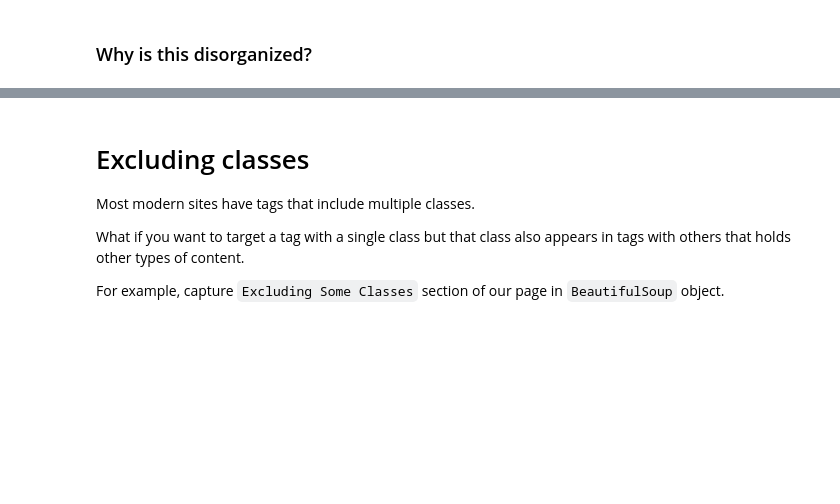
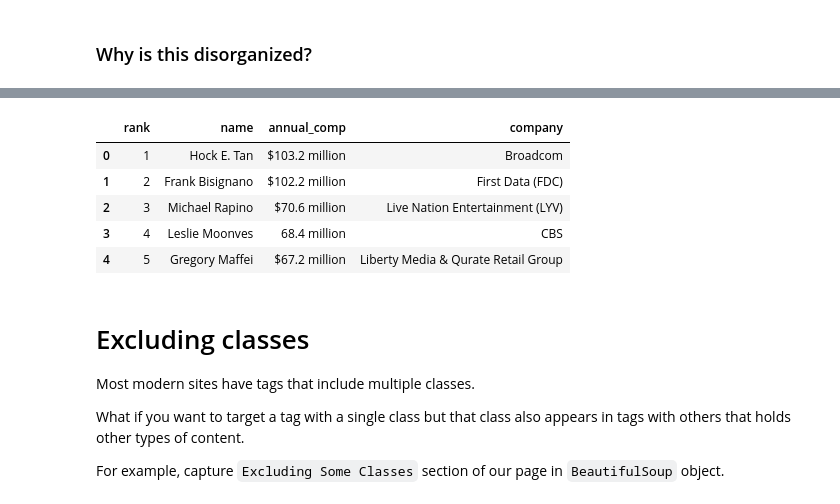
Before and after one commit to sajinashresthacoding/fall-2023-data-journalism-main, a Jupyter notebook: wk-05-non-tabular-challenges-BLANK.ipynb, the cells around one changed output, grey strips where cells are left out. Cells and saved outputs as stored; diff of their text form; code cells hidden in the pictures; blank space fills up the shorter version.

```diff
--- a/wk-05-non-tabular-challenges-BLANK.ipynb
+++ b/wk-05-non-tabular-challenges-BLANK.ipynb
@@ -391,2 +410,4 @@ pd.DataFrame(ceo_list,
 # %%
 ## grab appropriate section
+disorg = soup.find(id = "disorganized")
+disorg
@@ -397,2 +439,4 @@ pd.DataFrame(ceo_list,
 # %%
 ## find class ceo and store in object called ceos
+ceosd = disorg.find_all("div", class_ = "ceo")
+ceosd
@@ -404,0 +466,13 @@ pd.DataFrame(ceo_list,
+# %%
+## ic all the items of interest
+for ceo in ceosd:
+    #print(ceo)
+    #print("*******")
+    all_targets = ceo.find_all("dt")
+    print(all_targets)
+    rank = all_targets[0].get_text(strip = "True")
+    name = all_targets[1].get_text(strip = "True")
+    annual_comp = all_targets[2].get_text(strip = "True")
+    company = all_targets[3].get_text(strip = "True")
+    print(company)
+    print("*******")
@@ -404,0 +500,23 @@ pd.DataFrame(ceo_list,
+# %%
+## we only printed them out. let's store in a list of dicts called ceo_dict_list
+ceo_dict_list = []
+
+
+for ceo in ceosd:
+    all_targets = ceo.find_all("dt")
+    print(all_targets)
+    rank = all_targets[0].get_text(strip = "True")
+    name = all_targets[1].get_text(strip = "True")
+    annual_comp = all_targets[2].get_text(strip = "True")
+    company = all_targets[3].get_text(strip = "True")
+    ceo_temp_dict = {
+        "rank": rank,
+        "name": name,
+        "annual_comp": annual_comp,
+        "company": company
+    }
+    print(ceo_temp_dict)
+    print("*******")
+    ceo_dict_list.append(ceo_temp_dict)
+
+ceo_dict_list
@@ -406,6 +560,14 @@ pd.DataFrame(ceo_list,
 ## call list
 # %%
 ## turn into df
+pd.DataFrame(ceo_dict_list)
+# %% [output]
+|  | rank | name | annual_comp | company |
+| 0 | 1 | Hock E. Tan | $103.2 million | Broadcom |
+| 1 | 2 | Frank Bisignano | $102.2 million | First Data (FDC) |
+| 2 | 3 | Michael Rapino | $70.6 million | Live Nation Entertainment (LYV) |
+| 3 | 4 | Leslie Moonves | 68.4 million | CBS |
+| 4 | 5 | Gregory Maffei | $67.2 million | Liberty Media & Qurate Retail Group |
 # %% [markdown]
 # Excluding classes
 
```
Also changed, not shown: parts of 20 cells of this notebook.
